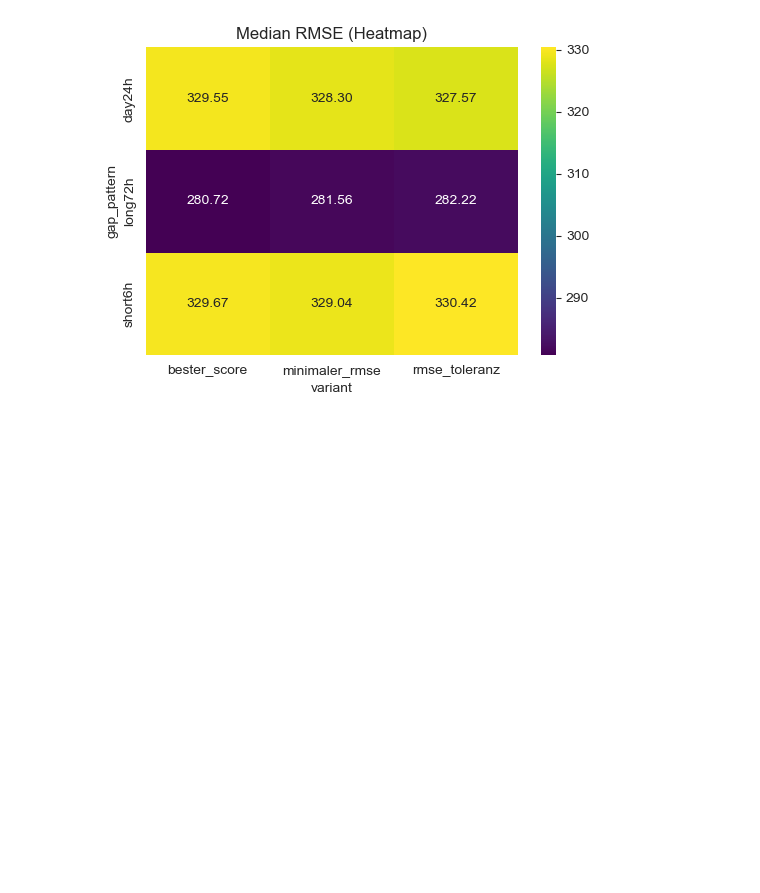
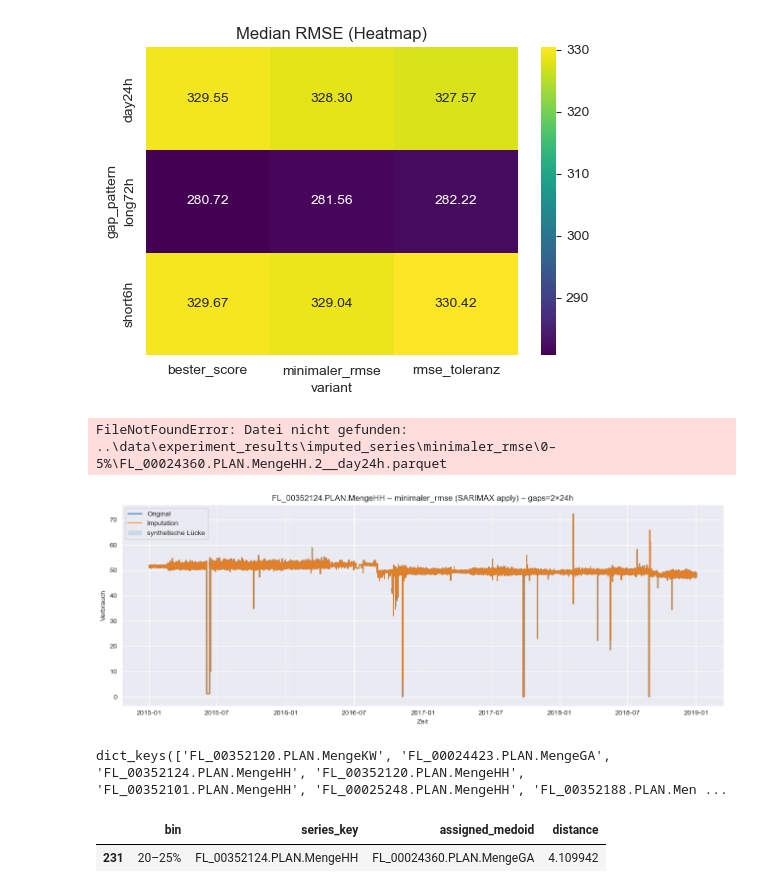
Before and after one commit to johannesgl4d0s/ersatzwerte_project, a Jupyter notebook: notebooks/13_test_models.ipynb, the cells around one changed output. Drawn from its saved outputs; the diff is of its cells as text; code cells hidden in the pictures; blank space fills up the shorter version.

```diff
--- a/notebooks/13_test_models.ipynb
+++ b/notebooks/13_test_models.ipynb
@@ -300,0 +474,2 @@ def run_experiments_with_diagnostics(series_by_bin_loaded: Dict[str, Dict[str, p
+# %%
+run_experiments_with_diagnostics(series_by_bin_loaded)
@@ -709,3 +1221,51 @@ plt.show()
 [figure]
 [figure]
 [figure]
+# %%
+def plot_imputation(series_key, variant, bin_key, gap_pattern,
+                    base_dir="../data/experiment_results/imputed_series",
+                    target_col="consumption"):
+    """
+    Visualisiert Original vs. Imputation für eine Serie mit synthetischer Lücke.
+
+    Args:
+        series_key: Name der Serie (z. B. "FL_00024360.PLAN.MengeHH.2")
+        variant: Modellvariante ("rmse_toleranz", "bester_score", "minimaler_rmse")
+        bin_key: Bin, in dem die Serie liegt ("0–5%", "10–15%", …)
+        gap_pattern: Gap-Muster ("short6h", "day24h", "long72h")
+        base_dir: Basisordner für gespeicherte Imputationsergebnisse
+        target_col: Name der Zielspalte (Default: "consumption")
+    """
+    fn = Path(base_dir) / variant / bin_key / f"{series_key}__{gap_pattern}.parquet"
+    if not fn.exists():
+        raise FileNotFoundError(f"Datei nicht gefunden: {fn}")
+
+    df = pd.read_parquet(fn)
+
+    plt.figure(figsize=(12,5))
+    plt.plot(df.index, df[target_col], label="Original", alpha=0.7, lw=2)
+    plt.plot(df.index, df[f"{target_col}_imputed"], label="Imputation", alpha=0.7, lw=2)
+
+    # Gap-Bereich farblich hervorheben
+    mask = df[target_col].isna()
+    if mask.any():
+        plt.fill_between(df.index, df[f"{target_col}_imputed"].min(),
+                         df[f"{target_col}_imputed"].max(),
+                         where=mask, color="orange", alpha=0.2, label="synthetische Lücke")
+
+    plt.title(f"{series_key} – {variant} – {gap_pattern}")
+    plt.xlabel("Zeit")
+    plt.ylabel("Verbrauch")
+    plt.legend()
+    plt.tight_layout()
+    plt.show()
+
+# Beispielaufruf:
+plot_imputation(
+    series_key="FL_00024360.PLAN.MengeHH.2",
+    variant="minimaler_rmse",
+    bin_key="0–5%",
+    gap_pattern="day24h"
+)
+# %% [output]
+FileNotFoundError: Datei nicht gefunden: ..\data\experiment_results\imputed_series\minimaler_rmse\0–5%\FL_00024360.PLAN.MengeHH.2__day24h.parquet
@@ -711,0 +1448,23 @@ plt.show()
+# %%
+df_raw = series_by_bin_loaded['0–5%']['FL_00024360.PLAN.MengeHH.2']
+# %%
+series_key = 'FL_00352124.PLAN.MengeHH'
+variant    = "minimaler_rmse"
+medoid     = "FL_00024360.PLAN.MengeGA"
+features   = FEATURE_SETS[variant]
+
+# df_raw ist deine Originalserie als DataFrame (Index=Datetime, Spalten inkl. 'consumption' + Exogs)
+quick_impute_preview(series_key, df_raw, medoid, variant, features,
+                     gap_pattern=(2, 24),    # 2 Fenster à 24h
+                     do_calibrate=True)
+# %% [output]
+[figure, added]
+# %%
+series_by_bin_loaded['20–25%'].keys()
+# %% [output]
+dict_keys(['FL_00352120.PLAN.MengeKW', 'FL_00024423.PLAN.MengeGA', 'FL_00352124.PLAN.MengeHH', 'FL_00352120.PLAN.MengeHH', 'FL_00352101.PLAN.MengeHH', 'FL_00025248.PLAN.MengeHH', 'FL_00352188.PLAN.Men ...
+# %%
+assignment_auto[assignment_auto.series_key == 'FL_00352124.PLAN.MengeHH'] #'FL_00352124.PLAN.MengeHH'
+# %% [output]
+|  | bin | series_key | assigned_medoid | distance |
+| 231 | 20–25% | FL_00352124.PLAN.MengeHH | FL_00024360.PLAN.MengeGA | 4.109942 |
```
Also changed, not shown: parts of 9 cells of this notebook, 1 other file.
